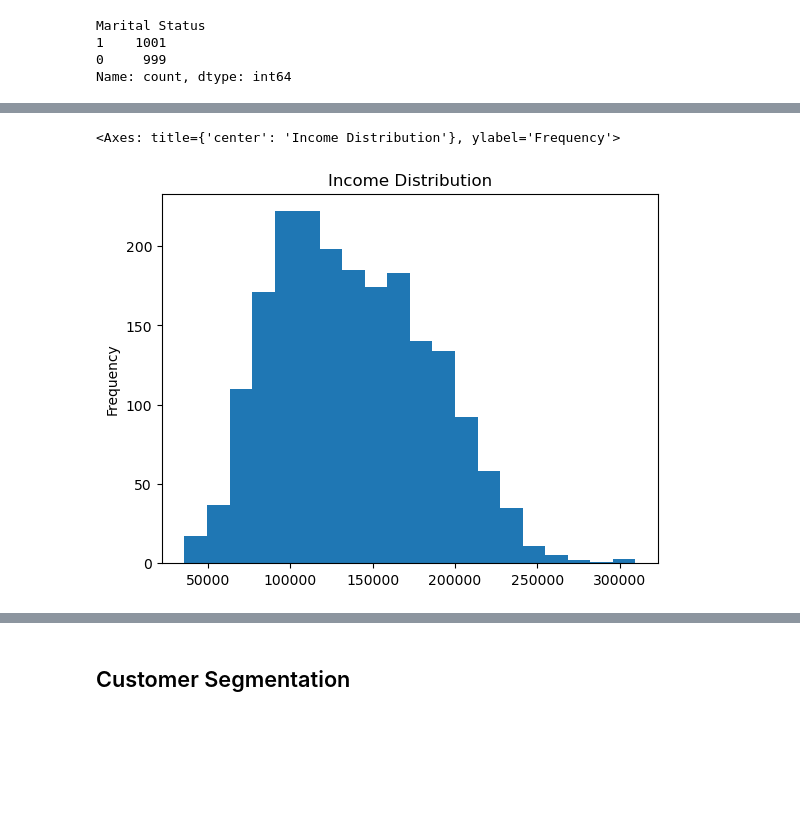
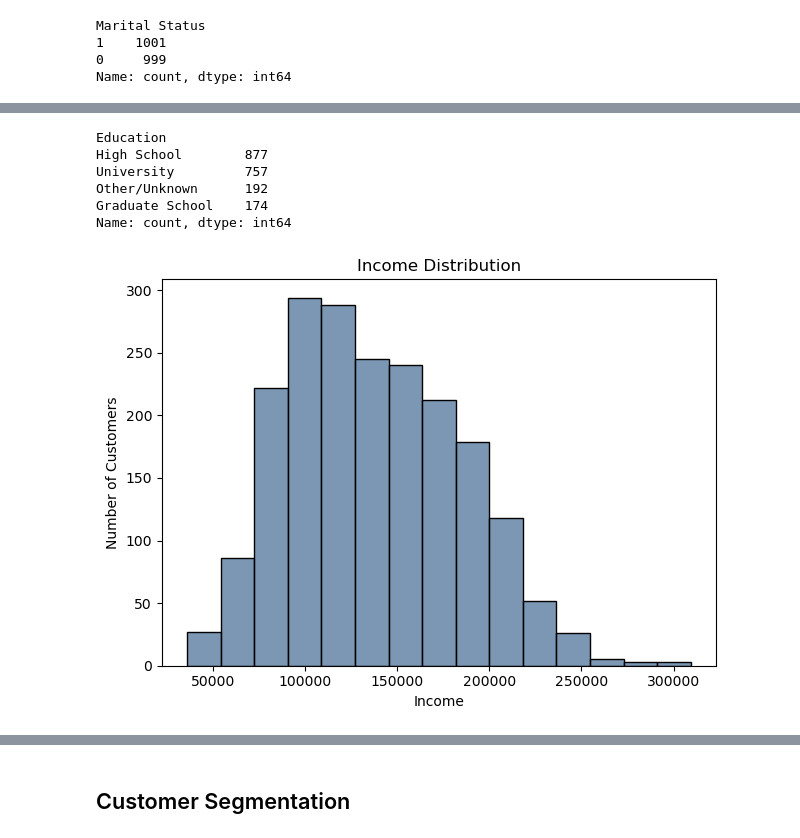
Before and after one commit to hearangheo/Applied-Predictive-Analytics, a Jupyter notebook: Assignment2_HeaRangHeo.ipynb, the cells around one changed output, grey strips where cells are left out. Cells and saved outputs as stored; diff of their text form; code cells hidden in the pictures; blank space fills up the shorter version.

```diff
--- a/Assignment2_HeaRangHeo.ipynb
+++ b/Assignment2_HeaRangHeo.ipynb
@@ -127,8 +152,22 @@ plt.show()
-# %%
-df['Income'].plot(kind='hist', bins=20, title='Income Distribution')
-# %% [output]
-<Axes: title={'center': 'Income Distribution'}, ylabel='Frequency'>
-[figure, removed]
+# %%
+df_EDA["Education"].value_counts()
+# %% [output]
+Education
+High School        877
+University         757
+Other/Unknown      192
+Graduate School    174
+Name: count, dtype: int64
+# %%
+# Histogram of "Income" distribution
+sns.histplot(df_EDA["Income"], bins=15, color='#4F759B')
+plt.title("Income Distribution")
+plt.xlabel("Income")
+plt.ylabel("Number of Customers")
+plt.tight_layout()
+plt.show()
+# %% [output]
+[figure, added]
 # %%
 occupation_map = {
     0: "Unemployed/Unskilled",
```
Also changed, not shown: parts of 24 cells of this notebook.
